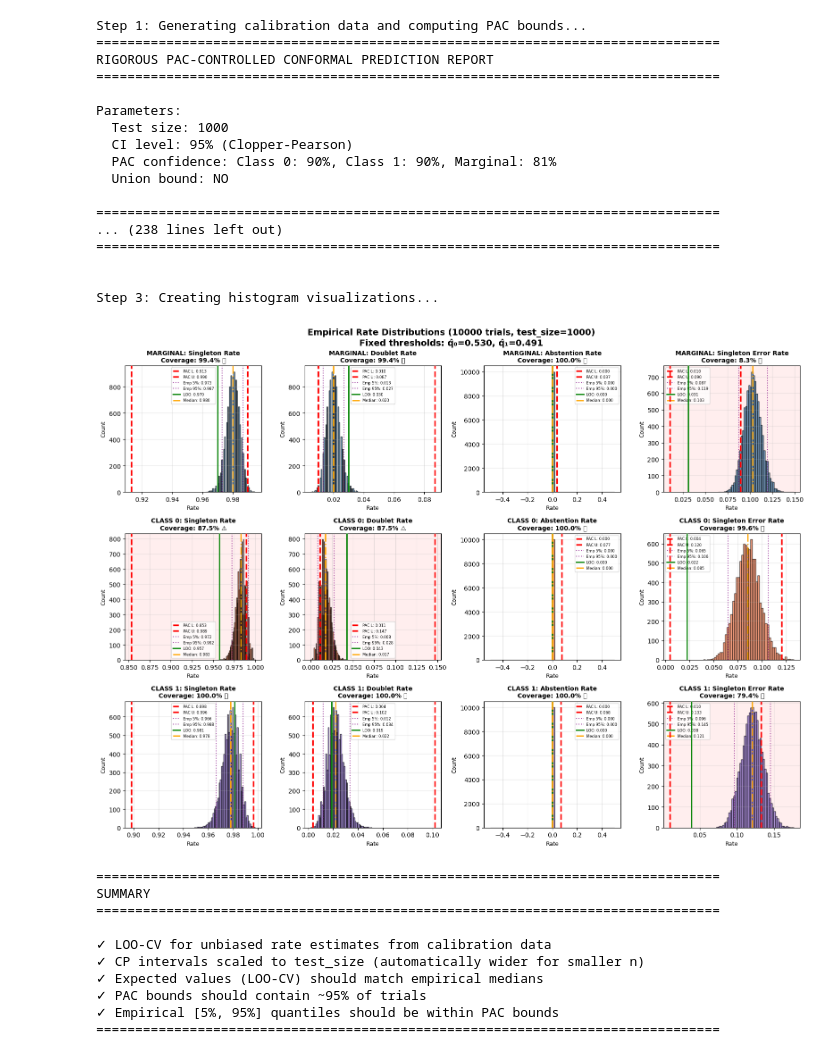
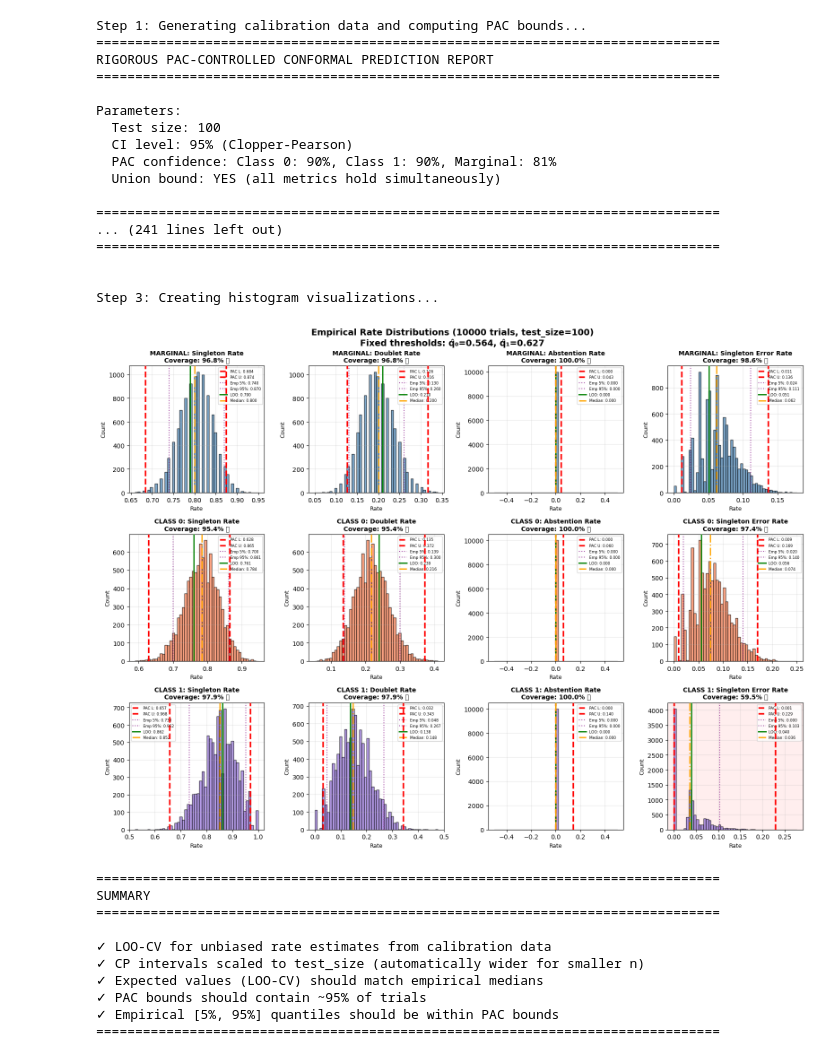
Before and after one commit to phzwart/ssbc, a Jupyter notebook: examples/operational_guarantees_2.ipynb, the cells around one changed output. Drawn from its saved outputs; the diff is of its cells as text; code cells hidden in the pictures.

```diff
--- a/examples/operational_guarantees_2.ipynb
+++ b/examples/operational_guarantees_2.ipynb
@@ -4,7 +4,7 @@ import numpy as np
 
 import ssbc
 # %%
-p_class1 = 0.50
+p_class1 = 0.30
 beta_params_class0 = (2, 5)
 beta_params_class1 = (5, 2)
 
@@ -13,7 +13,7 @@ delta_0 = 0.10
 alpha_1 = 0.10
 delta_1 = 0.10
 # %%
-sampler = ssbc.simulation.BinaryClassifierSimulator(
+sampler = ssbc.BinaryClassifierSimulator(
     p_class1=p_class1, beta_params_class0=beta_params_class0, beta_params_class1=beta_params_class1
 )
 # %%
@@ -528,9 +529,9 @@ report = generate_rigorous_pac_report(
     probs=probs,
     alpha_target=0.10,
     delta=0.10,
-    test_size=1000,  # Test sets will be smaller than calibration
+    test_size=100,  # Test sets will be smaller than calibration
     ci_level=0.95,
-    use_union_bound=False,
+    use_union_bound=True,
     n_jobs=-1,
     verbose=True,
 )
@@ -543,7 +544,7 @@ print("=" * 80)
 validation = validate_pac_bounds(
     report=report,
     simulator=sampler,
-    test_size=1000,
+    test_size=100,
     n_trials=10000,
 )
 
@@ -554,37 +555,37 @@ print_validation_results(validation)
 print("\n\nStep 3: Creating histogram visualizations...")
 fig = plot_validation_histograms(validation)
 plt.savefig("pac_validation_final.png", dpi=300, bbox_inches="tight")
 plt.show()
 
 # Step 5: Summary
 print("\n" + "=" * 80)
 print("SUMMARY")
 print("=" * 80)
 print("\n✓ LOO-CV for unbiased rate estimates from calibration data")
 print("✓ CP intervals scaled to test_size (automatically wider for smaller n)")
 print("✓ Expected values (LOO-CV) should match empirical medians")
 print("✓ PAC bounds should contain ~95% of trials")
 print("✓ Empirical [5%, 95%] quantiles should be within PAC bounds")
 print("=" * 80)
 # %% [output]
 Step 1: Generating calibration data and computing PAC bounds...
 ================================================================================
 RIGOROUS PAC-CONTROLLED CONFORMAL PREDICTION REPORT
 ================================================================================
 
 Parameters:
-  Test size: 1000
+  Test size: 100
   CI level: 95% (Clopper-Pearson)
   PAC confidence: Class 0: 90%, Class 1: 90%, Marginal: 81%
-  Union bound: NO
+  Union bound: YES (all metrics hold simultaneously)
 
 ================================================================================
-... (238 lines left out)
+... (241 lines left out)
 ================================================================================
 
 
 Step 3: Creating histogram visualizations...
-[figure, old version]
+[figure, new version]
 ================================================================================
 SUMMARY
 ================================================================================
```
Also changed, not shown: parts of 2 cells of this notebook, 30 other files.
